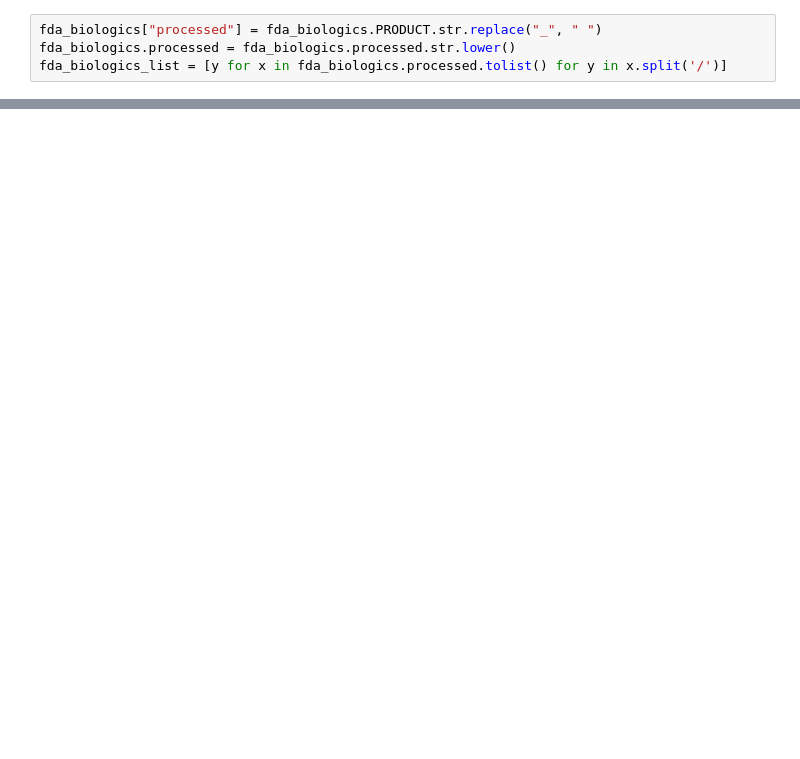
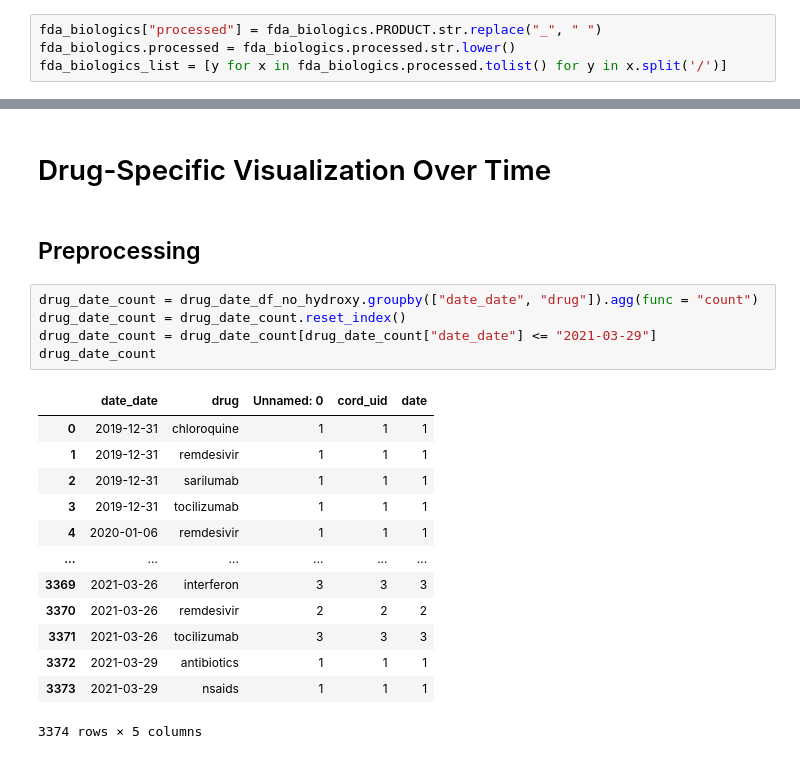
Before and after one commit to COVID19-DVRN/project_21_clinical_trials_during_covid_19_pandemic, a Jupyter notebook: cord_19/cord_19_vs_fda.ipynb, the cells around one changed output, grey strips where cells are left out. Saved outputs shown, nothing was run; the diff lists cells and outputs as text; blank space fills up the shorter version.

```diff
--- a/cord_19/cord_19_vs_fda.ipynb
+++ b/cord_19/cord_19_vs_fda.ipynb
@@ -54,0 +182,23 @@ KeyboardInterrupt:
+# %% [markdown]
+# Drug-Specific Visualization Over Time
+# %% [markdown]
+## Preprocessing
+# %%
+drug_date_count = drug_date_df_no_hydroxy.groupby(["date_date", "drug"]).agg(func = "count")
+drug_date_count = drug_date_count.reset_index()
+drug_date_count = drug_date_count[drug_date_count["date_date"] <= "2021-03-29"]
+drug_date_count
+# %% [output]
+|  | date_date | drug | Unnamed: 0 | cord_uid | date |
+| 0 | 2019-12-31 | chloroquine | 1 | 1 | 1 |
+| 1 | 2019-12-31 | remdesivir | 1 | 1 | 1 |
+| 2 | 2019-12-31 | sarilumab | 1 | 1 | 1 |
+| 3 | 2019-12-31 | tocilizumab | 1 | 1 | 1 |
+| 4 | 2020-01-06 | remdesivir | 1 | 1 | 1 |
+| ... | ... | ... | ... | ... | ... |
+| 3369 | 2021-03-26 | interferon | 3 | 3 | 3 |
+| 3370 | 2021-03-26 | remdesivir | 2 | 2 | 2 |
+| 3371 | 2021-03-26 | tocilizumab | 3 | 3 | 3 |
+| 3372 | 2021-03-29 | antibiotics | 1 | 1 | 1 |
+| 3373 | 2021-03-29 | nsaids | 1 | 1 | 1 |
+3374 rows × 5 columns
```
Also changed, not shown: parts of 38 cells of this notebook.
